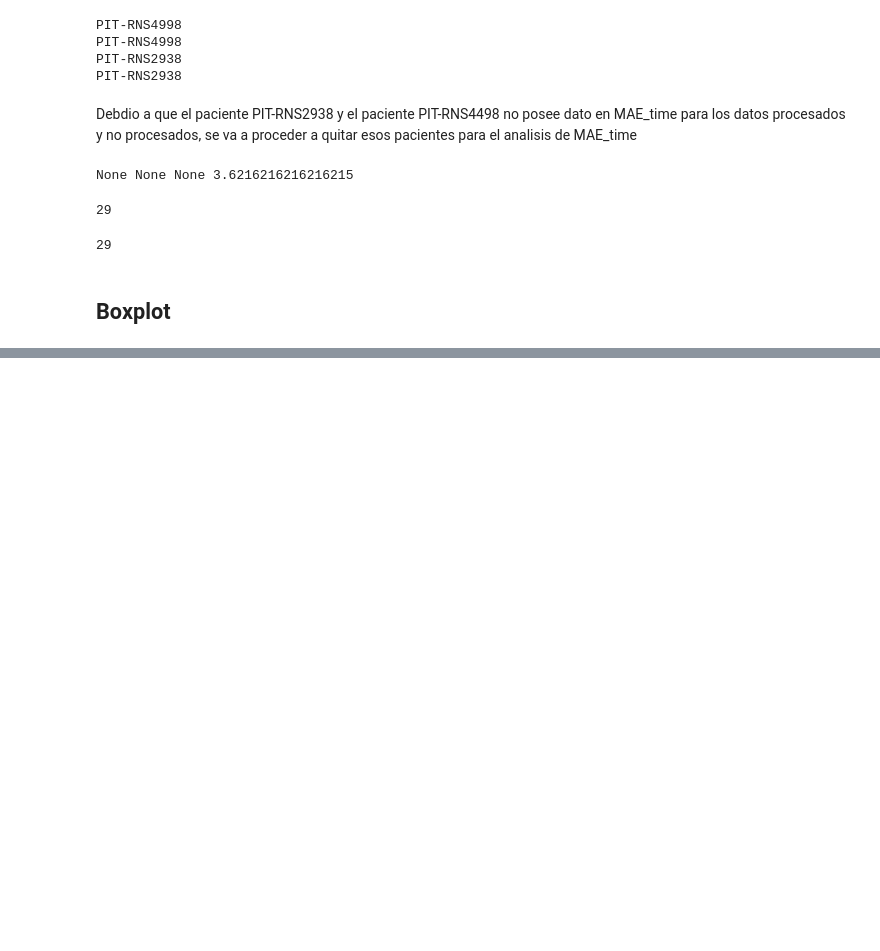
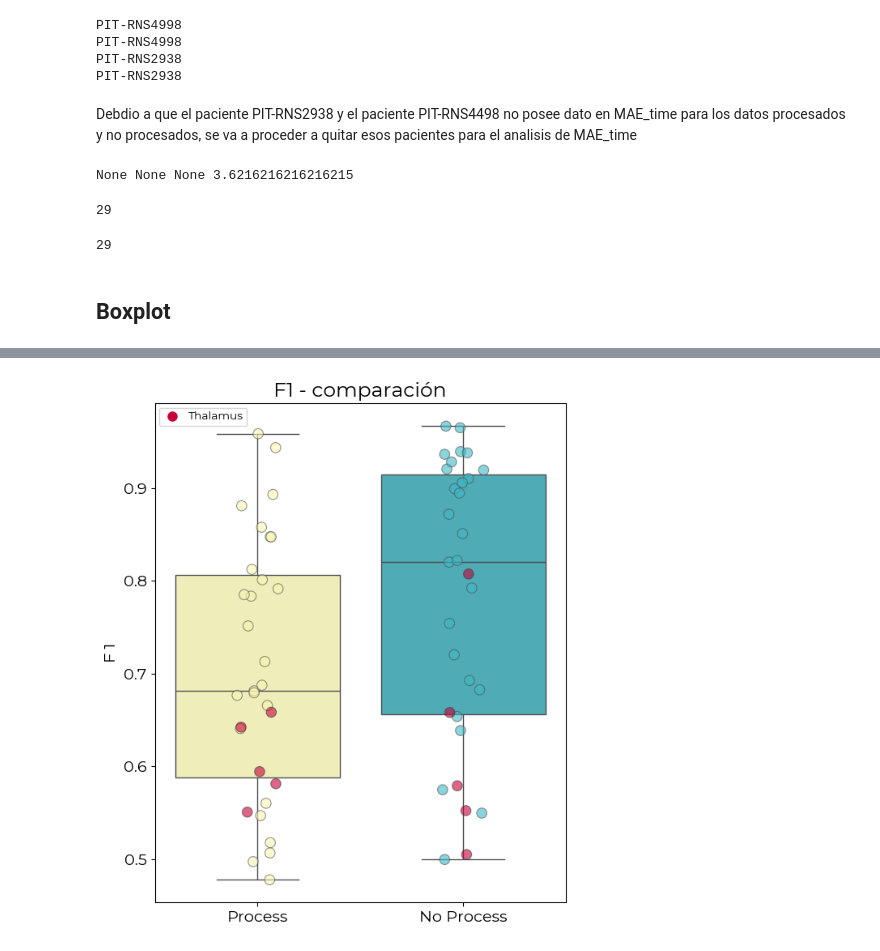
Before and after one commit to martinrrobins/PI-Thalamus-RNS, a Jupyter notebook: Paper_iESPnet_pruebas/01-Exploraciones/03.2 Exploracion.ipynb, the cells around one changed output, grey strips where cells are left out. Drawn from its saved outputs; the diff is of its cells as text; code cells hidden in the pictures; blank space fills up the shorter version.

```diff
--- a/Paper_iESPnet_pruebas/01-Exploraciones/03.2 Exploracion.ipynb
+++ b/Paper_iESPnet_pruebas/01-Exploraciones/03.2 Exploracion.ipynb
@@ -241,3 +263,47 @@ plt.show()
+# %%
+df = pd.DataFrame({'Process': f1_process, 'No Process': f1_noprocess})
+
+font_path        = '../02-Letra-plot/Montserrat-Regular.ttf'
+montserrat       = fm.FontProperties(fname=font_path)
+
+indices_thalamus = [2, 4, 9, 18, 29]
+thalamus_data    = df.loc[indices_thalamus]
+
+plt.figure(figsize=(6, 7), facecolor='white')
+
+# Configurar colores personalizados para la cuadrícula
+plt.rc('grid',   color='#CFCFCF', linestyle='--', linewidth=0.7)
+plt.rc('axes',   facecolor='white')
+
+# Crea el box plot
+sns.boxplot(data=df,palette=["#F8F5B1", "#3EB8C6"])
+sns.stripplot(data=df.drop(indices_thalamus), size=9, jitter=True, linewidth=0.8, alpha=0.6, palette=['#F8F5B1', '#3EB8C6'])
+sns.stripplot(data=thalamus_data, size=9, jitter=True, linewidth=0.8, alpha=0.6, palette=['#C70039', '#C70039'])
+
+#leyenda
+thalamus_legend = Line2D([0], [0], marker='o', color='w', markerfacecolor='#C70039', markersize=10, label="Thalamus")
+legend=plt.legend(handles=[thalamus_legend], loc='upper left',prop={'size': 8})
+for text in legend.get_texts():
+    text.set_fontproperties(montserrat)
+
+
+#for i in range(len(f1_process)):
+#    plt.plot([0, 1], [f1_process[i], f1_noprocess[i]], linestyle='--', linewidth=0.8, alpha=0.2, color='black')
+
+plt.title('F1 - comparación', fontproperties=montserrat, fontsize=18, color='black')
+plt.ylabel('F 1', fontproperties=montserrat, fontsize=14,color='black')
+
+
+# Aplicar la fuente Montserrat a las etiquetas de los ejes
+ax = plt.gca()
+ax.set_xticklabels(ax.get_xticklabels(), fontproperties=montserrat, fontsize=14)
+ax.set_yticklabels(ax.get_yticklabels(), fontproperties=montserrat, fontsize=14)
+
+# Mostrar el gráfico
+plt.tight_layout()
+plt.show()
+# %% [output]
+[figure, added]
 # %%
 df = pd.DataFrame({'Process': accuracy_process, 'No Process': accuracy_noprocess})
 
```
Also changed, not shown: parts of 9 cells of this notebook, 1 other file.
